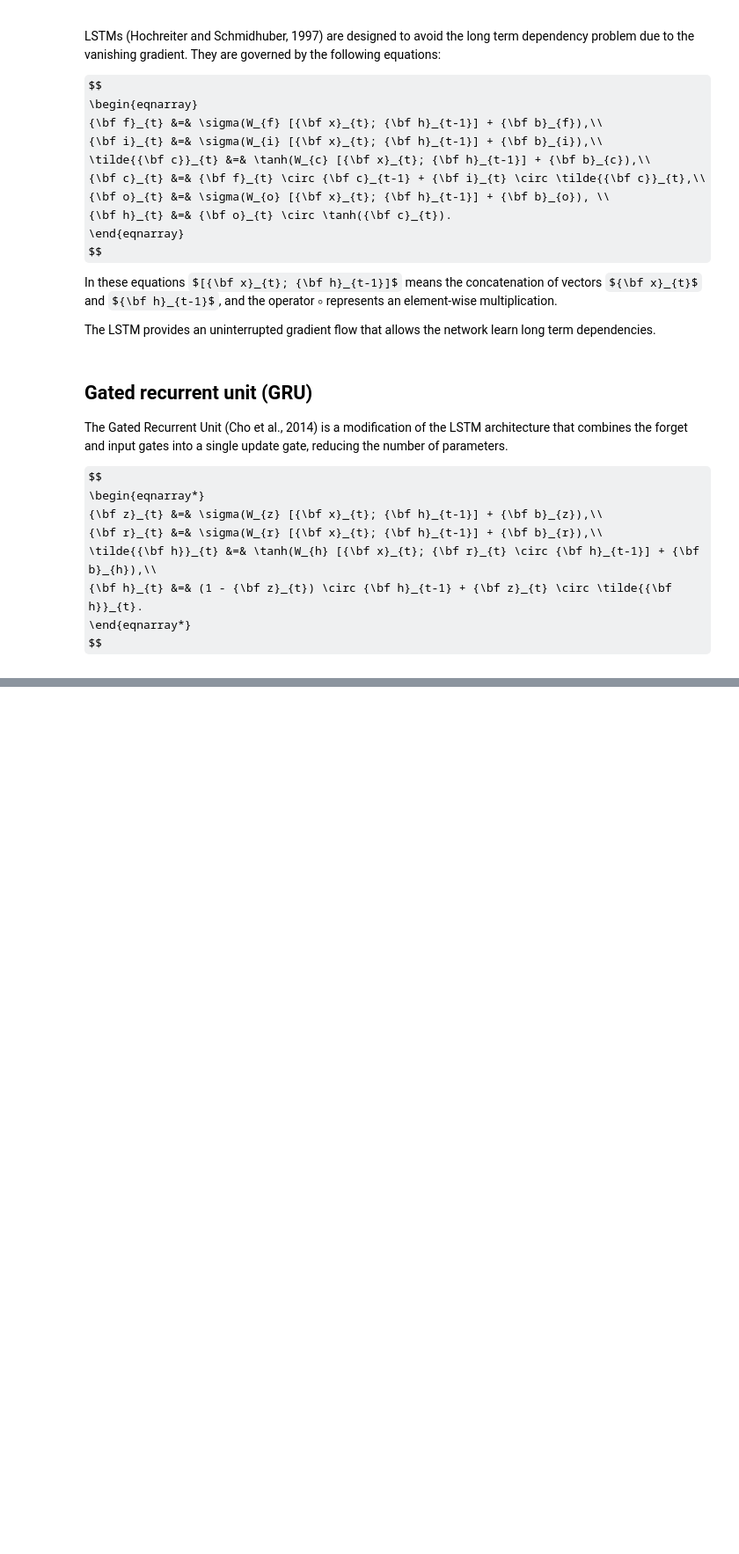
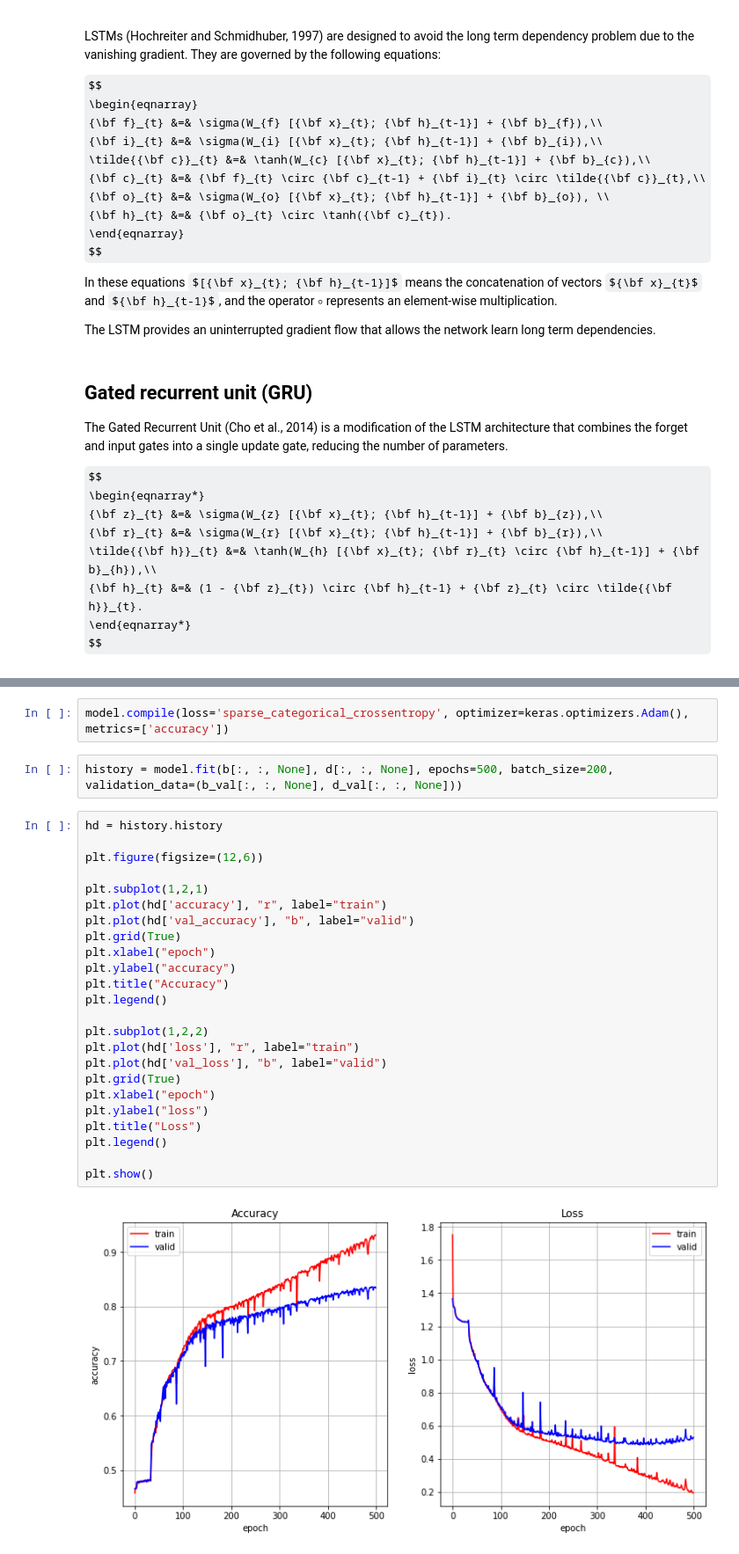
Before and after one commit to luisferuam/luisferuam.github.io, a Jupyter notebook: DLFBT/recurrent_neural_networks/recurrent_neural_networks.ipynb, the cells around one changed output, grey strips where cells are left out. Shown at 88% size. Drawn from its saved outputs; the diff is of its cells as text; some formulas as TeX source; blank space fills up the shorter version.

```diff
--- a/DLFBT/recurrent_neural_networks/recurrent_neural_networks.ipynb
+++ b/DLFBT/recurrent_neural_networks/recurrent_neural_networks.ipynb
@@ -512,0 +576,30 @@ $$
+# %%
+model.compile(loss='sparse_categorical_crossentropy', optimizer=keras.optimizers.Adam(), metrics=['accuracy'])
+# %%
+history = model.fit(b[:, :, None], d[:, :, None], epochs=500, batch_size=200, validation_data=(b_val[:, :, None], d_val[:, :, None]))
+# %%
+hd = history.history
+
+plt.figure(figsize=(12,6))
+
+plt.subplot(1,2,1)
+plt.plot(hd['accuracy'], "r", label="train")
+plt.plot(hd['val_accuracy'], "b", label="valid")
+plt.grid(True)
+plt.xlabel("epoch")
+plt.ylabel("accuracy")
+plt.title("Accuracy")
+plt.legend()
+
+plt.subplot(1,2,2)
+plt.plot(hd['loss'], "r", label="train")
+plt.plot(hd['val_loss'], "b", label="valid")
+plt.grid(True)
+plt.xlabel("epoch")
+plt.ylabel("loss")
+plt.title("Loss")
+plt.legend()
+
+plt.show()
+# %% [output]
+[figure, added]
```
Also changed, not shown: parts of 24 cells of this notebook, 7 other files.
